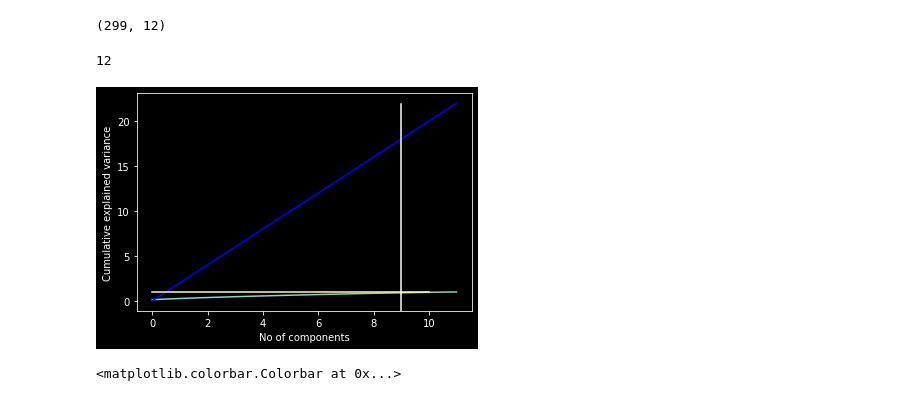
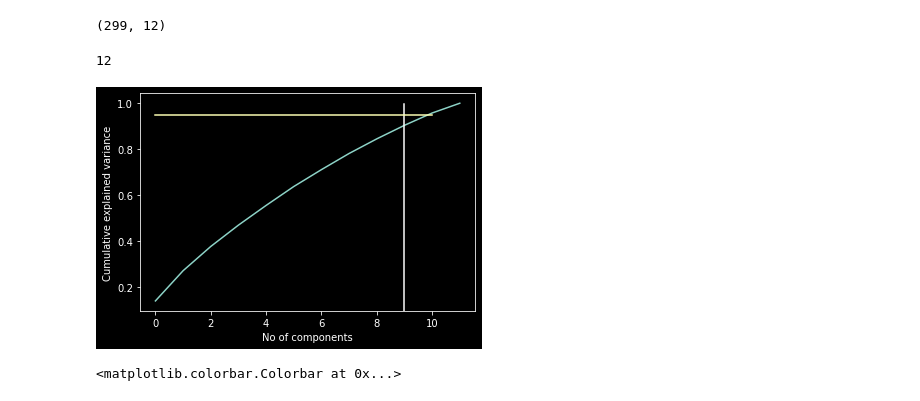
Before and after one commit to FarahTed/ProjetIA, a Jupyter notebook: Test machine learning.ipynb, the cells around one changed output. Saved outputs shown, nothing was run; the diff lists cells and outputs as text; code cells hidden in the pictures.

Commit message:
graphique avec des erreurs je pense

```diff
--- a/Test machine learning.ipynb
+++ b/Test machine learning.ipynb
@@ -561,36 +515,25 @@ from sklearn.decomposition import PCA
 linear_training_score = []
 linear_valid_score = []
 
-nComp_range = np.arange(1, A.shape[1],1)
+nComp_range = np.arange(1, A.shape[1],2)
+
+#X_train_, y_train_, X_valid_, y_valid_, X_test_, y_test_ = load_subSets(A,ratio_train, ratio_valid)
 
 for nC in nComp_range :
     preProc = sklearn.decomposition.PCA(n_components=nC) ## TODO
-    preProc.fit(X_train, Y_test)
+    preProc.fit(xtraiin)
 
-    X_train_Transformed = preProc.transform(X_train_)
-    X_valid_Transformed = preProc.transform(X_valid_)
-    X_test_Transformed = preProc.transform(X_test_)
-
-    X_train_, y_train_, X_valid_, y_valid_, X_test_, y_test_ = load_subSets(A2,ratio_train, ratio_valid)
-
-    A /= A.max()
-
-
-    C_=3
-    degree_ =2
-    kernel_ = 'poly'
+    X_train_Transformed = preProc.transform(xtraiin)
+    X_valid_Transformed = preProc.transform(xval)
+    C_=0.1
+    degree_ =3
+    kernel_ = 'rbf'
     clf__ = sklearn.svm.SVC(C=C_, kernel=kernel_, degree=degree_)
-    print(clf__)
-    clf__.fit(X_train_Transformed, y_train_)
-    ## TODO: calculer les scores a l'aide de clf.score()
-    #print(X_train_Transformed.shape)
-    trainscore2 = clf__.score(X_train_Transformed, y_train_) # TODO
-    validscore2 = clf__.score(X_valid_Transformed, y_valid_)
-    testscore2 = clf__.score(X_test_Transformed, y_test_)
-    print("normaize est : ",clf__.fit_status_)
+    clf__.fit(X_train_Transformed, ytraiin)
+    trainscore2 = clf__.score(X_train_Transformed, ytraiin) # TODO
+    validscore2 = clf__.score(X_valid_Transformed, yval)
+    #testscore2 = clf__.score(X_test_Transformed, y_test_)
     print("nombre Composants", nC , "   training score:",trainscore2, ". test score:", testscore2)
-    print("nC", nC, " : ", X_train_Transformed.shape)
-    #print("nC", nC, " : ", validscore)
     linear_training_score.append(trainscore2)
     linear_valid_score.append(validscore2)
 # %% [output]
@@ -703,23 +642,22 @@ def f(x):
 # %%
 pca = PCA().fit(df_std)
 varianceExplained=0.950
 plt.plot(np.cumsum(pca.explained_variance_ratio_))
 xdata = list(range(12))
 ydata = [_*2 for _ in xdata]
 
-plt.plot(xdata, ydata, 'b')
 
 plt.axvline(x=9, ymin=0, ymax=0.95)
 plt.xlabel("No of components")
 preProc = sklearn.decomposition.PCA(n_components=varianceExplained)
 preProc.fit(A)
 print(preProc.components_.shape[1])
 plt.ylabel("Cumulative explained variance")
 plt.plot([f(x) for x in range(11)])
 plt.show()
 # %% [output]
 12
-[figure, old version]
+[figure, new version]
 # %%
 pca = PCA(n_components=2)
 proj = pca.fit_transform(A)
```
Also changed, not shown: parts of 15 cells of this notebook.
